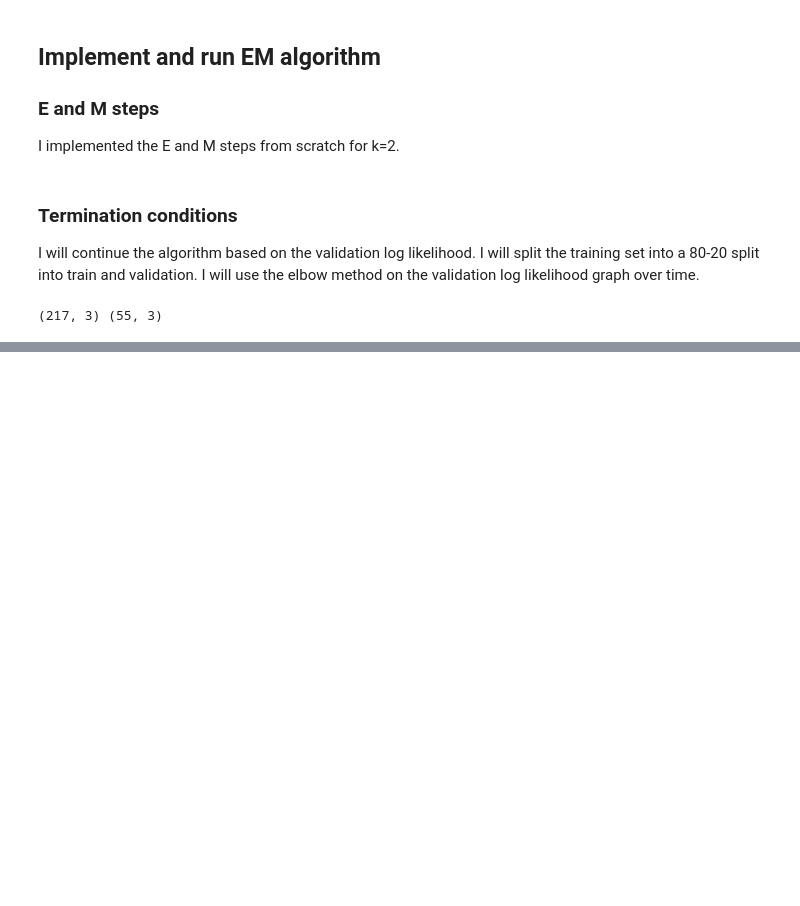
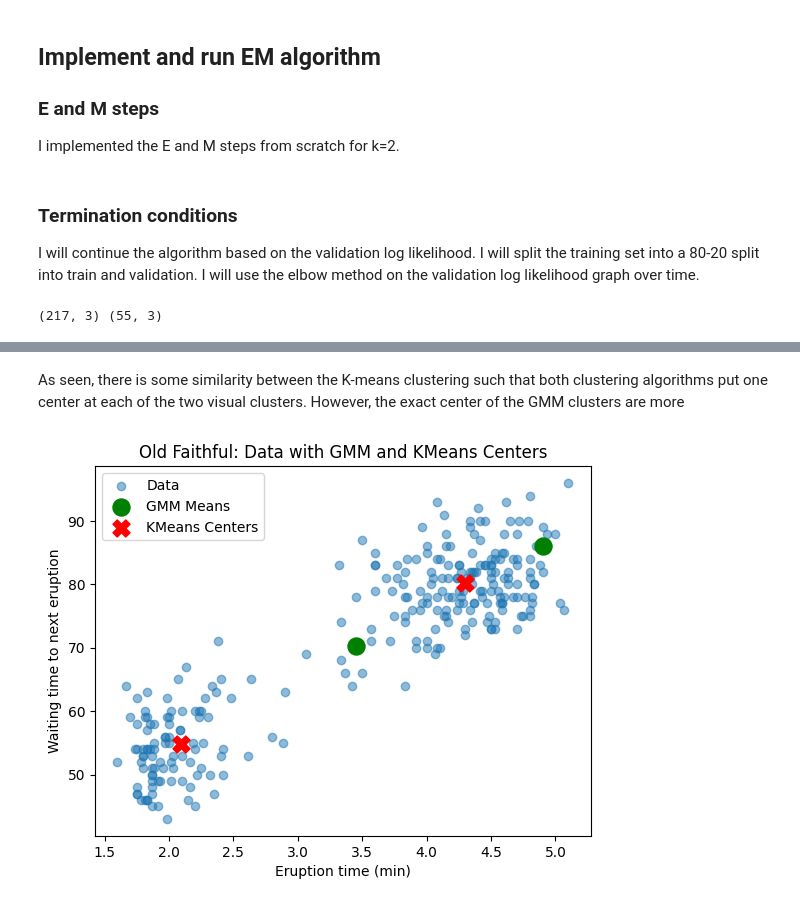
Before and after one commit to JiwonJJeong/CT-applied-machine-learning, a Jupyter notebook: hw-4/geyser.ipynb, the cells around one changed output, grey strips where cells are left out. Saved outputs shown, nothing was run; the diff lists cells and outputs as text; code cells hidden in the pictures; blank space fills up the shorter version.

```diff
--- a/hw-4/geyser.ipynb
+++ b/hw-4/geyser.ipynb
@@ -152,0 +311,24 @@ Iteration 100, Log Likelihood: -inf
+# %% [markdown]
+As seen, there is some similarity between the K-means clustering such that both clustering algorithms put one center at each of the two visual clusters. However, the exact center of the GMM clusters are more
+# %%
+import matplotlib.pyplot as plt
+import numpy as np
+
+# Scatter plot of the data
+plt.scatter(df['eruptions'], df['waiting'], alpha=0.5, label='Data')
+
+# Plot final GMM means
+gmm_means = np.vstack([means_1_list, means_2_list])
+plt.scatter(gmm_means[:,0], gmm_means[:,1], color='green', marker='o', s=150, label='GMM Means')
+
+# Plot KMeans centers
+kmeans_centers = kmeans.cluster_centers_
+plt.scatter(kmeans_centers[:,0], kmeans_centers[:,1], color='red', marker='X', s=150, label='KMeans Centers')
+
+plt.xlabel('Eruption time (min)')
+plt.ylabel('Waiting time to next eruption')
+plt.title('Old Faithful: Data with GMM and KMeans Centers')
+plt.legend()
+plt.show()
+# %% [output]
+[figure, added]
```
Also changed, not shown: parts of 15 cells of this notebook.
